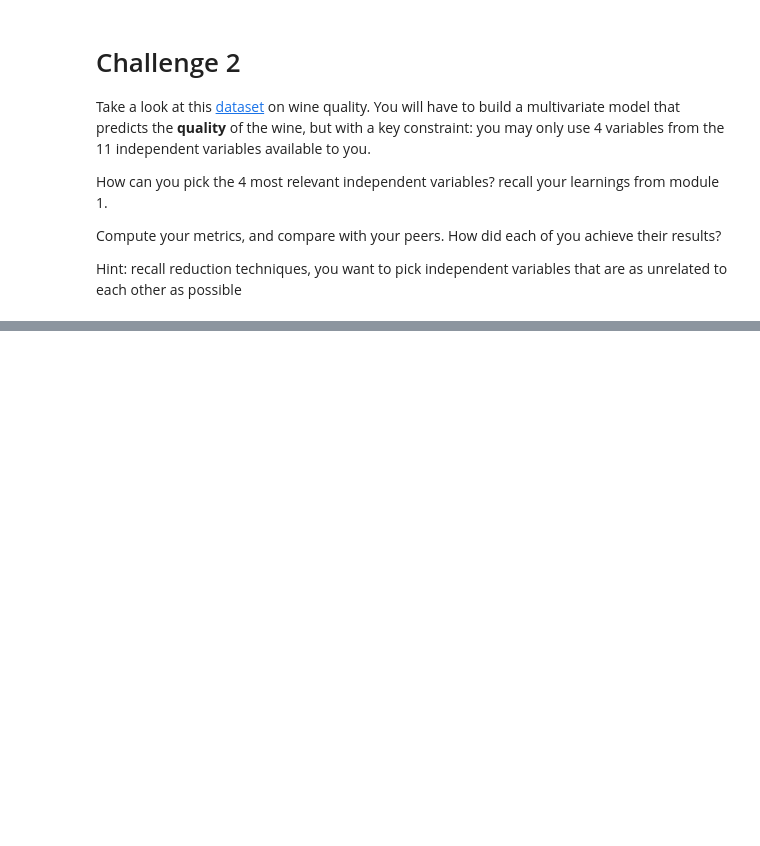
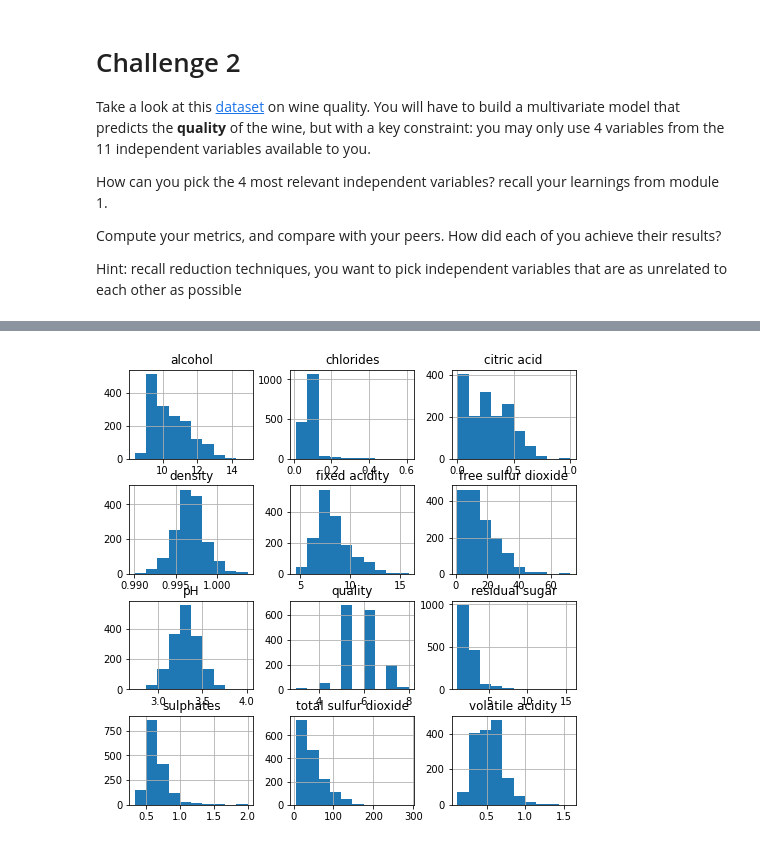
Before and after one commit to abel-keya/moringa-school-projects, a Jupyter notebook: Linear_regression_intro.ipynb, the cells around one changed output, grey strips where cells are left out. Cells and saved outputs as stored; diff of their text form; code cells hidden in the pictures; blank space fills up the shorter version.

```diff
--- a/Linear_regression_intro.ipynb
+++ b/Linear_regression_intro.ipynb
@@ -208,0 +245,4 @@ wine.describe()
+# %%
+wine.hist(figsize=(8,8));
+# %% [output]
+[figure, added]
```
Also changed, not shown: parts of 21 cells of this notebook.
